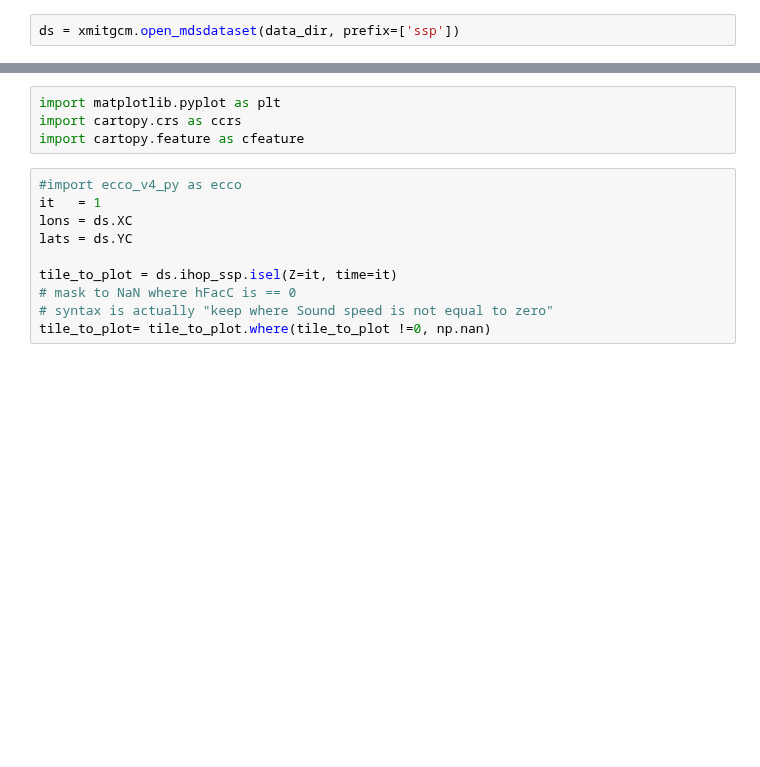
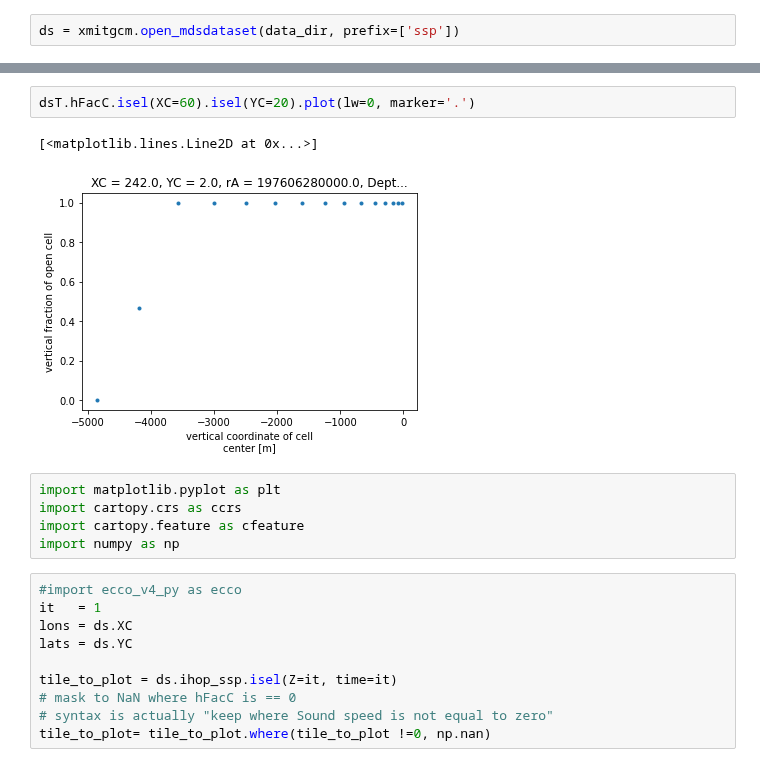
Before and after one commit to IvanaEscobar/sandbox, a Jupyter notebook: sandbox/bin/notebooks/ihop_viz_ssp.ipynb, the cells around one changed output, grey strips where cells are left out. Saved outputs shown, nothing was run; the diff lists cells and outputs as text; blank space fills up the shorter version.

```diff
--- a/sandbox/bin/notebooks/ihop_viz_ssp.ipynb
+++ b/sandbox/bin/notebooks/ihop_viz_ssp.ipynb
@@ -34,7 +40,13 @@ Data variables:
+# %%
+dsT.hFacC.isel(XC=60).isel(YC=20).plot(lw=0, marker='.')
+# %% [output]
+[<matplotlib.lines.Line2D at 0x...>]
+[figure, added]
 # %%
 import matplotlib.pyplot as plt
 import cartopy.crs as ccrs
 import cartopy.feature as cfeature
+import numpy as np
 # %%
 #import ecco_v4_py as ecco
 it   = 1
```
Also changed, not shown: parts of 3 cells of this notebook, 2 other files.
